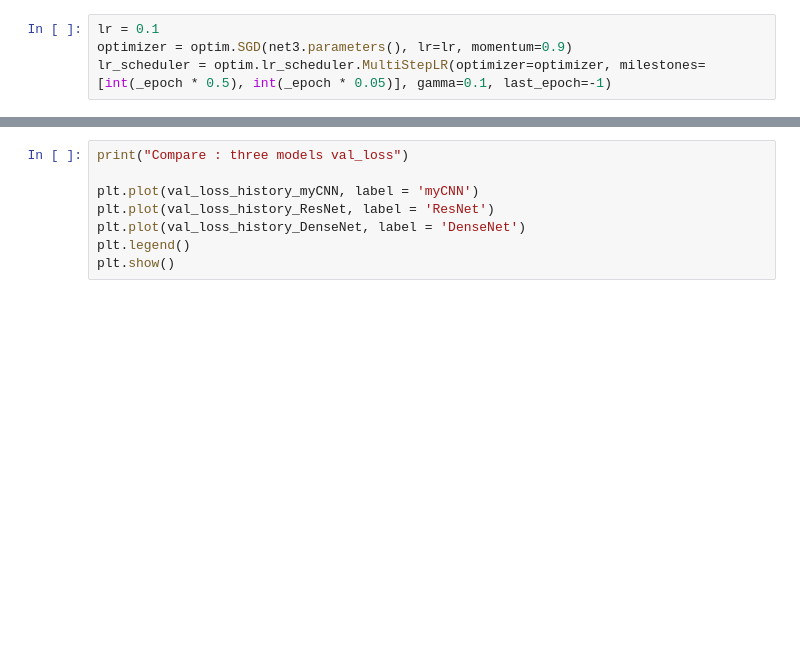
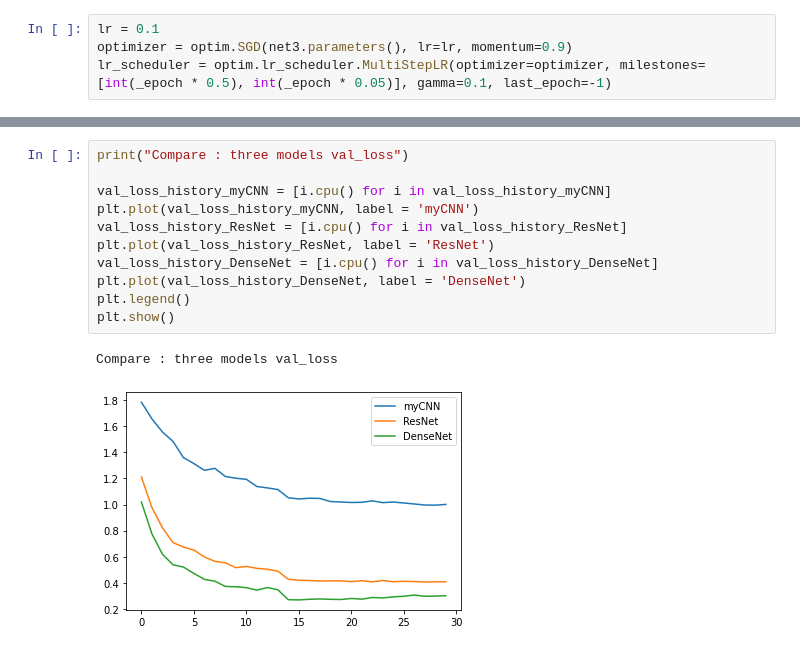
Before and after one commit to seunghyun-24/AI_physics, a Jupyter notebook: 2021100003_totalModel.ipynb, the cells around one changed output, grey strips where cells are left out. Saved outputs shown, nothing was run; the diff lists cells and outputs as text; blank space fills up the shorter version.

```diff
--- a/2021100003_totalModel.ipynb
+++ b/2021100003_totalModel.ipynb
@@ -754,8 +729,14 @@ plt.show()
 # %%
 print("Compare : three models val_loss")
 
+val_loss_history_myCNN = [i.cpu() for i in val_loss_history_myCNN]
 plt.plot(val_loss_history_myCNN, label = 'myCNN')
+val_loss_history_ResNet = [i.cpu() for i in val_loss_history_ResNet]
 plt.plot(val_loss_history_ResNet, label = 'ResNet')
+val_loss_history_DenseNet = [i.cpu() for i in val_loss_history_DenseNet]
 plt.plot(val_loss_history_DenseNet, label = 'DenseNet')
 plt.legend()
 plt.show()
+# %% [output]
+Compare : three models val_loss
+[figure, added]
```
Also changed, not shown: parts of 14 cells of this notebook.
